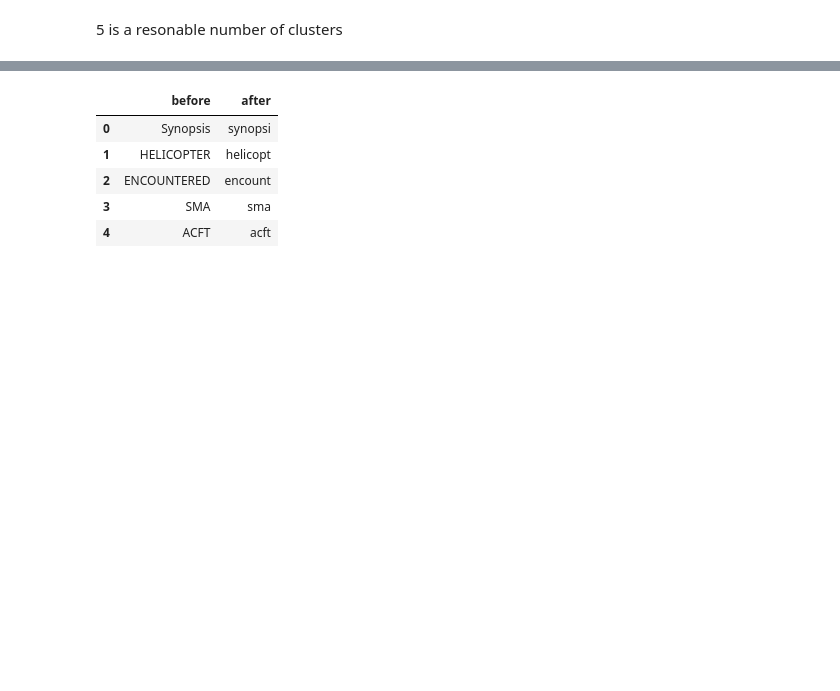
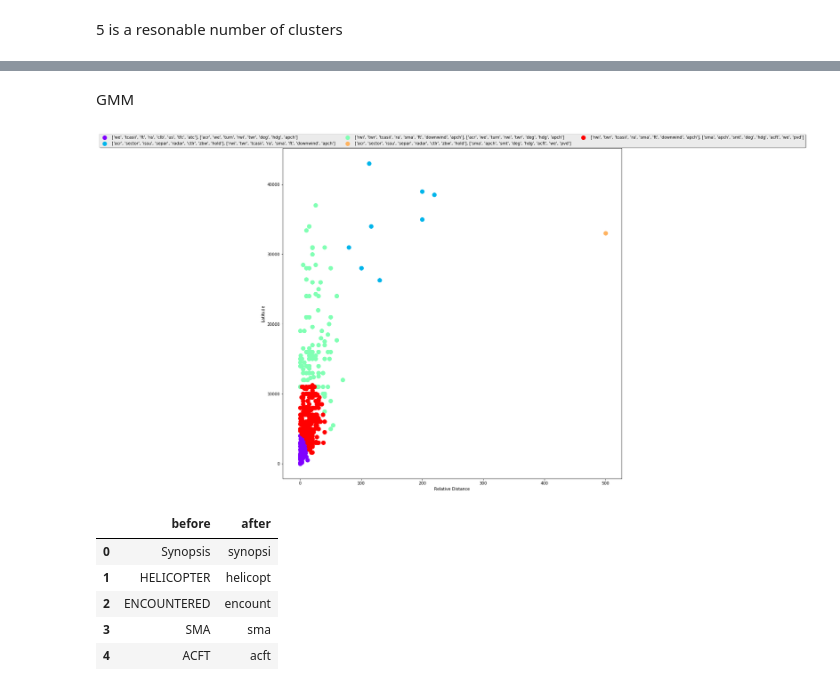
Before and after one commit to lingyigu/acas, a Jupyter notebook: src/data_preprocessing.ipynb, the cells around one changed output, grey strips where cells are left out. Saved outputs shown, nothing was run; the diff lists cells and outputs as text; code cells hidden in the pictures; blank space fills up the shorter version.

```diff
--- a/src/data_preprocessing.ipynb
+++ b/src/data_preprocessing.ipynb
@@ -215,0 +216,6 @@ Top 2 terms per cluster:
+# %%
+# Calculate the Hierarchical with 15 clusters and Agglomerative clustering
+from sklearn.cluster import AgglomerativeClustering
+# Default is euclidean
+H_Label = AgglomerativeClustering(n_clusters=5, linkage='ward').fit(Final_Set).labels_
+H_clusternumber = 5
@@ -216,3 +274,46 @@ Top 2 terms per cluster:
+# %% [markdown]
+GMM
+# %%
+#GMM
+from sklearn import mixture
+g = mixture.GaussianMixture(n_components=5, covariance_type = 'spherical').fit(Final_Set)
+gLabels = g.predict(Final_Set)
+g_Clusternumber = 5
+# %%
+# Plot GMM
+cluster_centers_ = np.array(find_centroid(g_Clusternumber, gLabels))
+asc_order_centroids = cluster_centers_.argsort()
+order_centroids = asc_order_centroids[:,::-1].tolist()
+for i in range(len(order_centroids)):
+    order_centroids[i].remove(len(Filtered_Categories))
+    order_centroids[i].remove(len(Filtered_Categories) + 1)
+
+# Store the GMM Cluster Labels in G_Labels
+G_Labels = []
+for i in range(g_Clusternumber):
+    G_Labels.append([Filtered_Categories[order_centroids[i][0]],Filtered_Categories[order_centroids[i][1]]])
+
+# Plot gmm
+plt.figure(figsize=(15,15))
+plt.xlabel('Relative Distance')
+plt.ylabel('Latitude')
+colors = cm.rainbow(np.linspace(0, 1, g_Clusternumber))
+
+for i in range(g_Clusternumber):
+    x = []
+    y = []
+    #find corresponding index in Final_Set for each cluster
+    for index in range(len(gLabels)):
+        if gLabels[index] == i:
+            x.append(Location[index][-2])
+            y.append(Location[index][-1])
+    plt.scatter(x, y, c=colors[i], label = (str(G_Labels[i][0]) + ', ' + str(G_Labels[i][1])), s=100)
+
+plt.legend(loc='upper center', bbox_to_anchor=(0.5, 1.05),
+          ncol=3, fancybox=True, shadow=True)
+plt.show()
+# %% [output]
+[figure, added]
 # %%
 #### Save Word Reference
 word_reference = pd.DataFrame(word_data, columns=["before", "after"])
```
Also changed, not shown: parts of 4 cells of this notebook.
